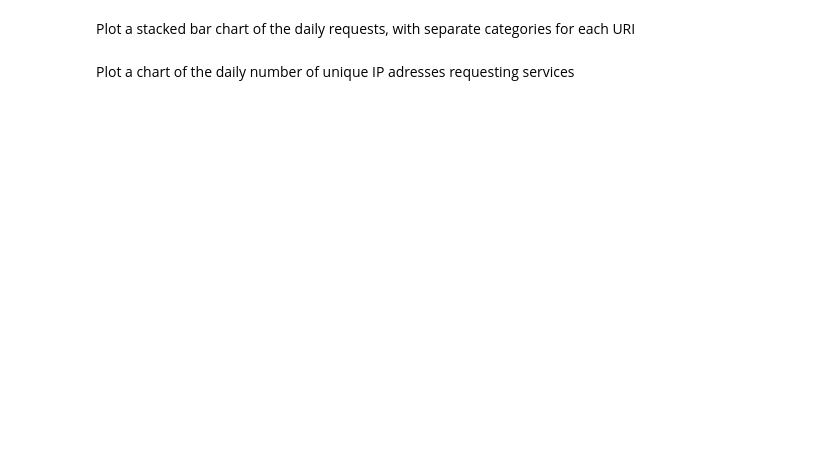
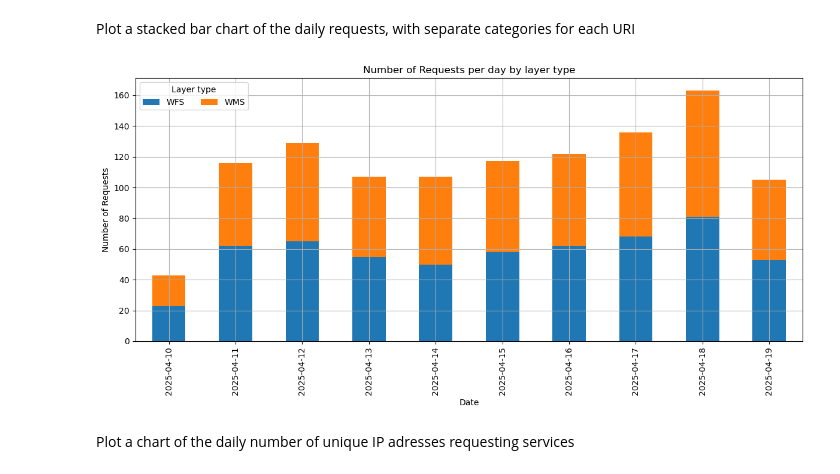
Before and after one commit to GeoscienceAustralia/nhi-process, a Jupyter notebook: analysis/usage/NHIRS usage stats.ipynb, the cells around one changed output. Drawn from its saved outputs; the diff is of its cells as text; code cells hidden in the pictures; blank space fills up the shorter version.

```diff
--- a/analysis/usage/NHIRS usage stats.ipynb
+++ b/analysis/usage/NHIRS usage stats.ipynb
@@ -139,22 +206,25 @@ fig.tight_layout()
 # %% [markdown]
 Plot a stacked bar chart of the daily requests, with separate categories for each URI
 # %%
-dfgroup = df.groupby(['day', 'uri']).size().reset_index(name='request_count')
-df_pivot = dfgroup.pivot(index='day', columns='uri', values='request_count').fillna(0)
+dfgroup = df.groupby(['day', 'layer']).size().reset_index(name='request_count')
+df_pivot = dfgroup.pivot(index='day', columns='layer', values='request_count').fillna(0)
 df_pivot.index = df_pivot.index.date
 
 fig, ax = plt.subplots(1, 1,figsize=(12, 6))
 ax = df_pivot.plot(kind='bar', stacked=True, ax=ax, rot=90)
 ax.set_xlabel('Date')
 ax.set_ylabel('Number of Requests')
-ax.set_title('Number of Requests per day by URI')
-dateloc = mdates.DayLocator(interval=2)
+ax.set_title('Number of Requests per day by layer type')
+dateloc = mdates.DayLocator(interval=1)
 datefmt = mdates.DateFormatter('%Y-%m-%d')
 ax.xaxis.set_major_locator(dateloc)
-plt.legend(title='URI', ncols=2)
+plt.legend(title='Layer type', ncols=2)
 ax.grid()
 plt.tight_layout()
+plt.savefig(r"X:\georisk\HaRIA_B_Wind\projects\NHIRS\2. DATA\1. Work Unit Assessment\Usage\Number of Requests per day by layer.png")
 plt.show()
+# %% [output]
+[figure, added]
 # %%
 df.groupby(['user_agent', 'request_ip']).size().reset_index(name='application count').to_csv(r"X:\georisk\HaRIA_B_Wind\projects\NHIRS\2. DATA\1. Work Unit Assessment\Usage\20241017_Agent_IP.csv", index=False)
 # %% [markdown]
```
Also changed, not shown: parts of 24 cells of this notebook.
